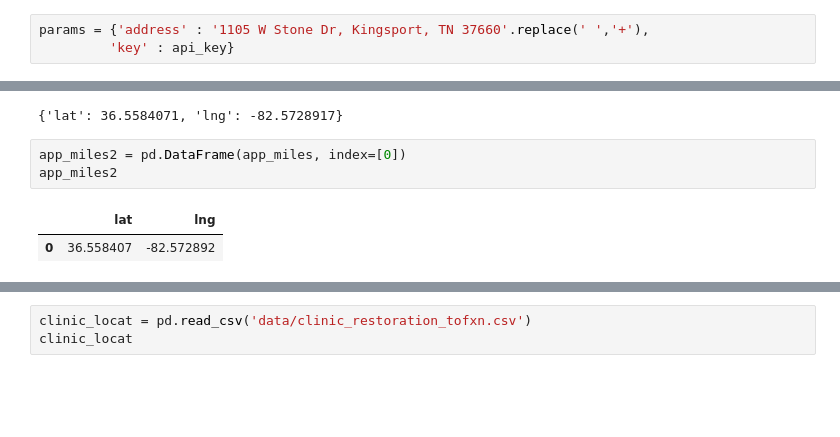
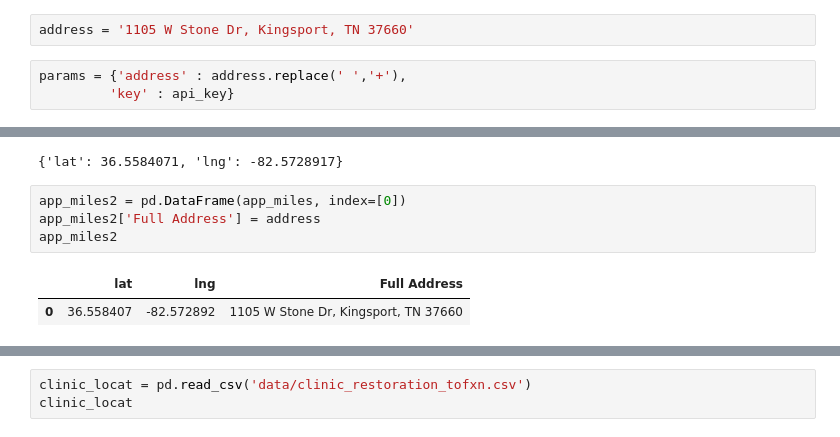
Before and after one commit to abcarlisle22/smile-on-lava-girl, a Jupyter notebook: smile_maps_api_connect.ipynb, the cells around one changed output, grey strips where cells are left out. Cells and saved outputs as stored; diff of their text form; blank space fills up the shorter version.

```diff
--- a/smile_maps_api_connect.ipynb
+++ b/smile_maps_api_connect.ipynb
@@ -13,8 +13,10 @@ with open('api_keys.pkl', 'rb') as keys_file:
 # %%
 endpoint = 'https://maps.googleapis.com/maps/api/geocode/json'
 # %%
-params = {'address' : '1105 W Stone Dr, Kingsport, TN 37660'.replace(' ','+'),
-         'key' : api_key}
+address = '1105 W Stone Dr, Kingsport, TN 37660'
+# %%
+params = {'address' : address.replace(' ','+'),
+         'key' : api_key}
 # %%
 resp = requests.get(endpoint, params = params)
 # %%
@@ -50,7 +52,8 @@ app_miles
 {'lat': 36.5584071, 'lng': -82.5728917}
 # %%
 app_miles2 = pd.DataFrame(app_miles, index=[0])
+app_miles2['Full Address'] = address
 app_miles2
 # %% [output]
-|  | lat | lng |
-| 0 | 36.558407 | -82.572892 |
+|  | lat | lng | Full Address |
+| 0 | 36.558407 | -82.572892 | 1105 W Stone Dr, Kingsport, TN 37660 |
```
Also changed, not shown: parts of 18 cells of this notebook.
